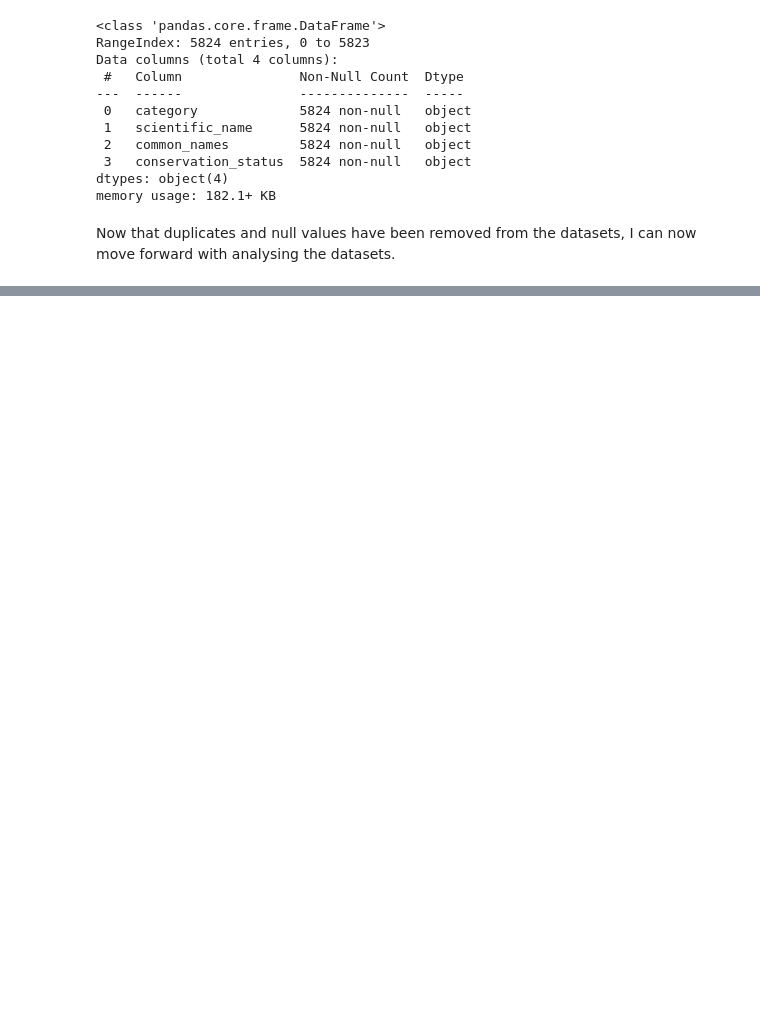
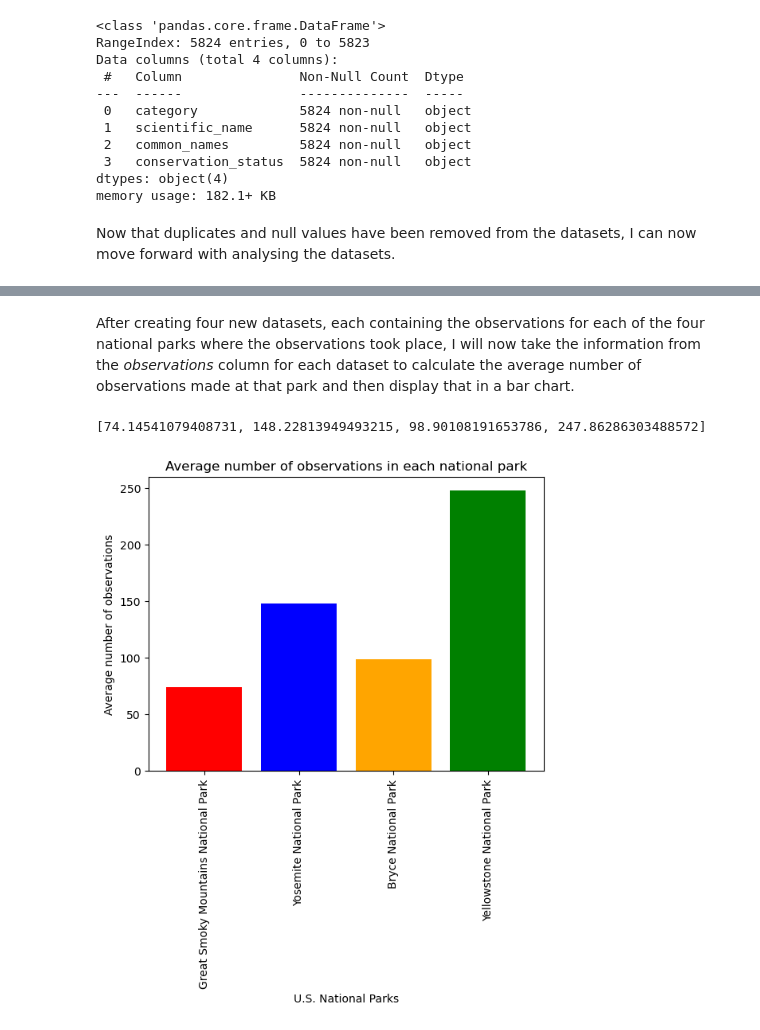
Before and after one commit to karoanton/nlp_data_science_course, a Jupyter notebook: Biodiversity in National Parks/biodiversity.ipynb, the cells around one changed output, grey strips where cells are left out. Drawn from its saved outputs; the diff is of its cells as text; code cells hidden in the pictures; blank space fills up the shorter version.

```diff
--- a/Biodiversity in National Parks/biodiversity.ipynb
+++ b/Biodiversity in National Parks/biodiversity.ipynb
@@ -165,0 +202,24 @@ Now that duplicates and null values have been removed from the datasets, I can n
+# %%
+great_smoky = observations[observations.park_name == 'Great Smoky Mountains National Park']
+yosemite = observations[observations.park_name == 'Yosemite National Park']
+bryce = observations[observations.park_name == 'Bryce National Park']
+yellowstone = observations[observations.park_name == 'Yellowstone National Park']
+# %% [markdown]
+After creating four new datasets, each containing the observations for each of the four national parks where the observations took place, I will now take the information from the *observations* column for each dataset to calculate the average number of observations made at that park and then display that in a bar chart.
+# %%
+observation_means = [great_smoky.observations.mean(), yosemite.observations.mean(), bryce.observations.mean(), yellowstone.observations.mean()]
+# %%
+observation_means
+# %% [output]
+[74.14541079408731, 148.22813949493215, 98.90108191653786, 247.86286303488572]
+# %%
+colours = ["red", "blue", "orange", "green"]
+# %%
+plt.bar(observations.park_name.unique(), observation_means, color=colours)
+plt.title("Average number of observations in each national park")
+plt.xlabel("U.S. National Parks")
+plt.ylabel("Average number of observations")
+plt.xticks(rotation='vertical')
+plt.show()
+# %% [output]
+[figure, added]
```
Also changed, not shown: parts of 55 cells of this notebook.
